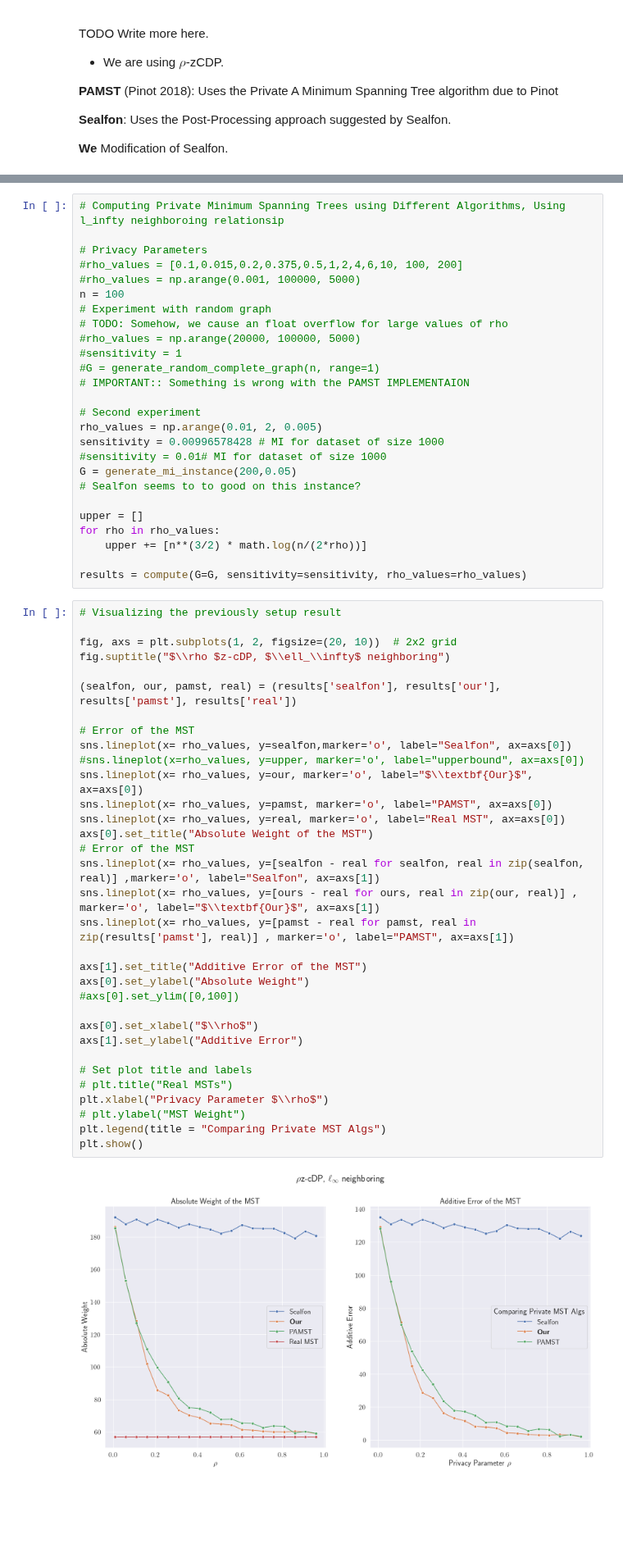
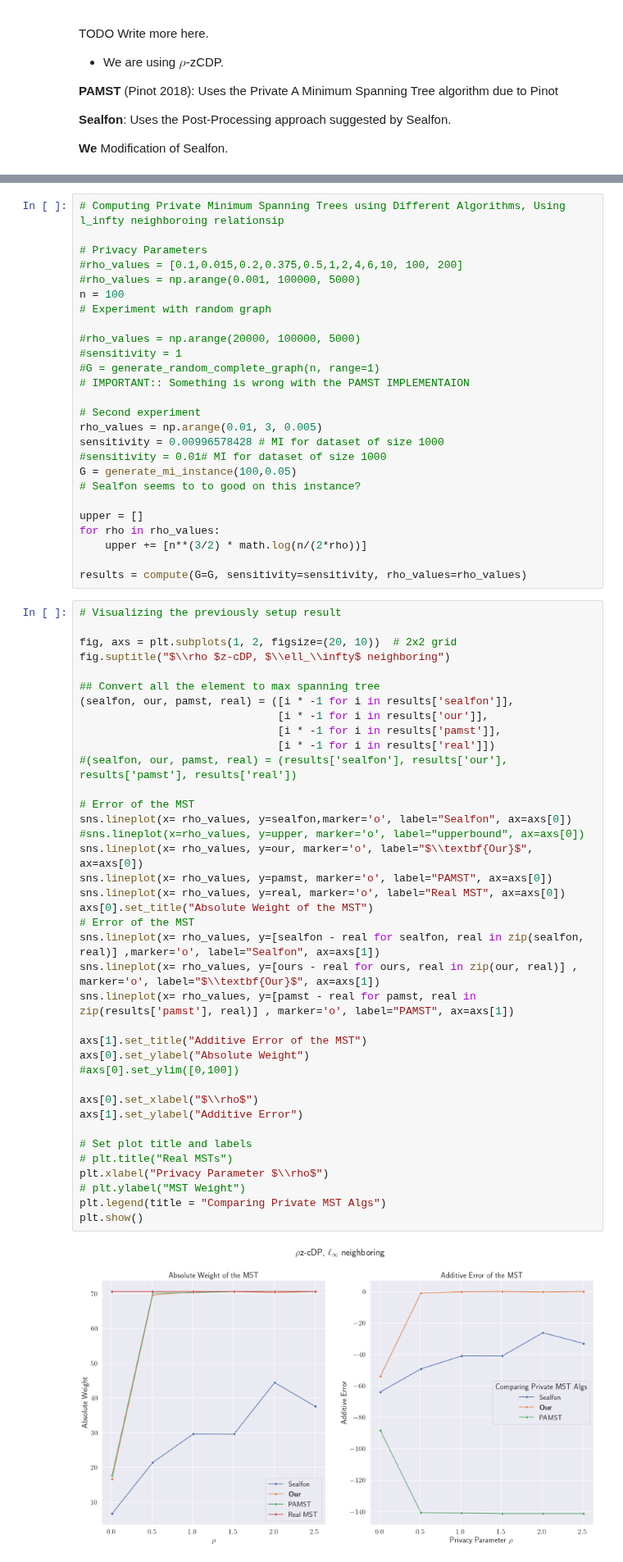
Before and after one commit to lukas681/Optimal-Private-Spanning-Trees, a Jupyter notebook: Notebooks/experiments.ipynb, the cells around one changed output, grey strips where cells are left out. Shown at 82% size. Saved outputs shown, nothing was run; the diff lists cells and outputs as text; blank space fills up the shorter version.

Commit message:
Prepared some larger experiment.
Signed-off-by: Lukas Retschmeier <lure@di.ku.dk>

```diff
--- a/Notebooks/experiments.ipynb
+++ b/Notebooks/experiments.ipynb
@@ -37,17 +39,17 @@ sns.set_theme(font_scale=1.5, rc={'text.usetex' : True})
 #rho_values = np.arange(0.001, 100000, 5000)
 n = 100
 # Experiment with random graph
-# TODO: Somehow, we cause an float overflow for large values of rho
+
 #rho_values = np.arange(20000, 100000, 5000)
 #sensitivity = 1
 #G = generate_random_complete_graph(n, range=1)
 # IMPORTANT:: Something is wrong with the PAMST IMPLEMENTAION
 
 # Second experiment
-rho_values = np.arange(0.01, 2, 0.005)
+rho_values = np.arange(0.01, 3, 0.005)
 sensitivity = 0.00996578428 # MI for dataset of size 1000
 #sensitivity = 0.01# MI for dataset of size 1000
-G = generate_mi_instance(200,0.05)
+G = generate_mi_instance(100,0.05)
 # Sealfon seems to to good on this instance?
 
 upper = []
@@ -61,35 +63,40 @@ results = compute(G=G, sensitivity=sensitivity, rho_values=rho_values)
 fig, axs = plt.subplots(1, 2, figsize=(20, 10))  # 2x2 grid
 fig.suptitle("$\\rho $z-cDP, $\\ell_\\infty$ neighboring")
 
-(sealfon, our, pamst, real) = (results['sealfon'], results['our'], results['pamst'], results['real'])
+## Convert all the element to max spanning tree
+(sealfon, our, pamst, real) = ([i * -1 for i in results['sealfon']],
+                               [i * -1 for i in results['our']],
+                               [i * -1 for i in results['pamst']],
+                               [i * -1 for i in results['real']])
+#(sealfon, our, pamst, real) = (results['sealfon'], results['our'], results['pamst'], results['real'])
 
 # Error of the MST
 sns.lineplot(x= rho_values, y=sealfon,marker='o', label="Sealfon", ax=axs[0])
 #sns.lineplot(x=rho_values, y=upper, marker='o', label="upperbound", ax=axs[0])
 sns.lineplot(x= rho_values, y=our, marker='o', label="$\\textbf{Our}$", ax=axs[0])
 sns.lineplot(x= rho_values, y=pamst, marker='o', label="PAMST", ax=axs[0])
 sns.lineplot(x= rho_values, y=real, marker='o', label="Real MST", ax=axs[0])
 axs[0].set_title("Absolute Weight of the MST")
 # Error of the MST
 sns.lineplot(x= rho_values, y=[sealfon - real for sealfon, real in zip(sealfon, real)] ,marker='o', label="Sealfon", ax=axs[1])
 sns.lineplot(x= rho_values, y=[ours - real for ours, real in zip(our, real)] , marker='o', label="$\\textbf{Our}$", ax=axs[1])
 sns.lineplot(x= rho_values, y=[pamst - real for pamst, real in zip(results['pamst'], real)] , marker='o', label="PAMST", ax=axs[1])
 
 axs[1].set_title("Additive Error of the MST")
 axs[0].set_ylabel("Absolute Weight")
 #axs[0].set_ylim([0,100])
 
 axs[0].set_xlabel("$\\rho$")
 axs[1].set_ylabel("Additive Error")
 
 # Set plot title and labels
 # plt.title("Real MSTs")
 plt.xlabel("Privacy Parameter $\\rho$")
 # plt.ylabel("MST Weight")
 plt.legend(title = "Comparing Private MST Algs")
 plt.show()
 # %% [output]
-[figure, old version]
+[figure, new version]
 # %% [markdown]
 # Experiments on Hard Instances
 We are using Sealfons instance to create an hard instance.
```
Also changed, not shown: parts of 2 cells of this notebook, 1 other file.
